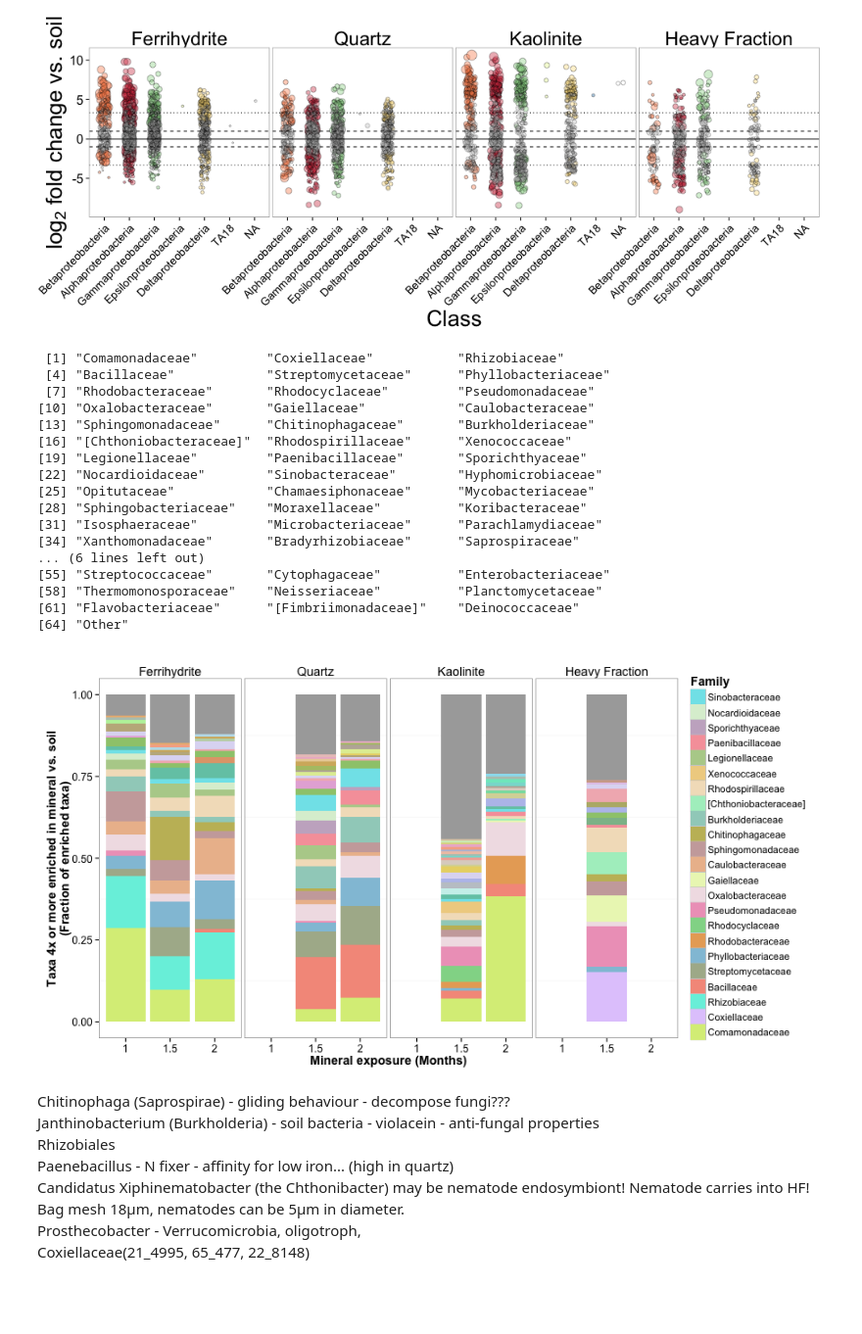
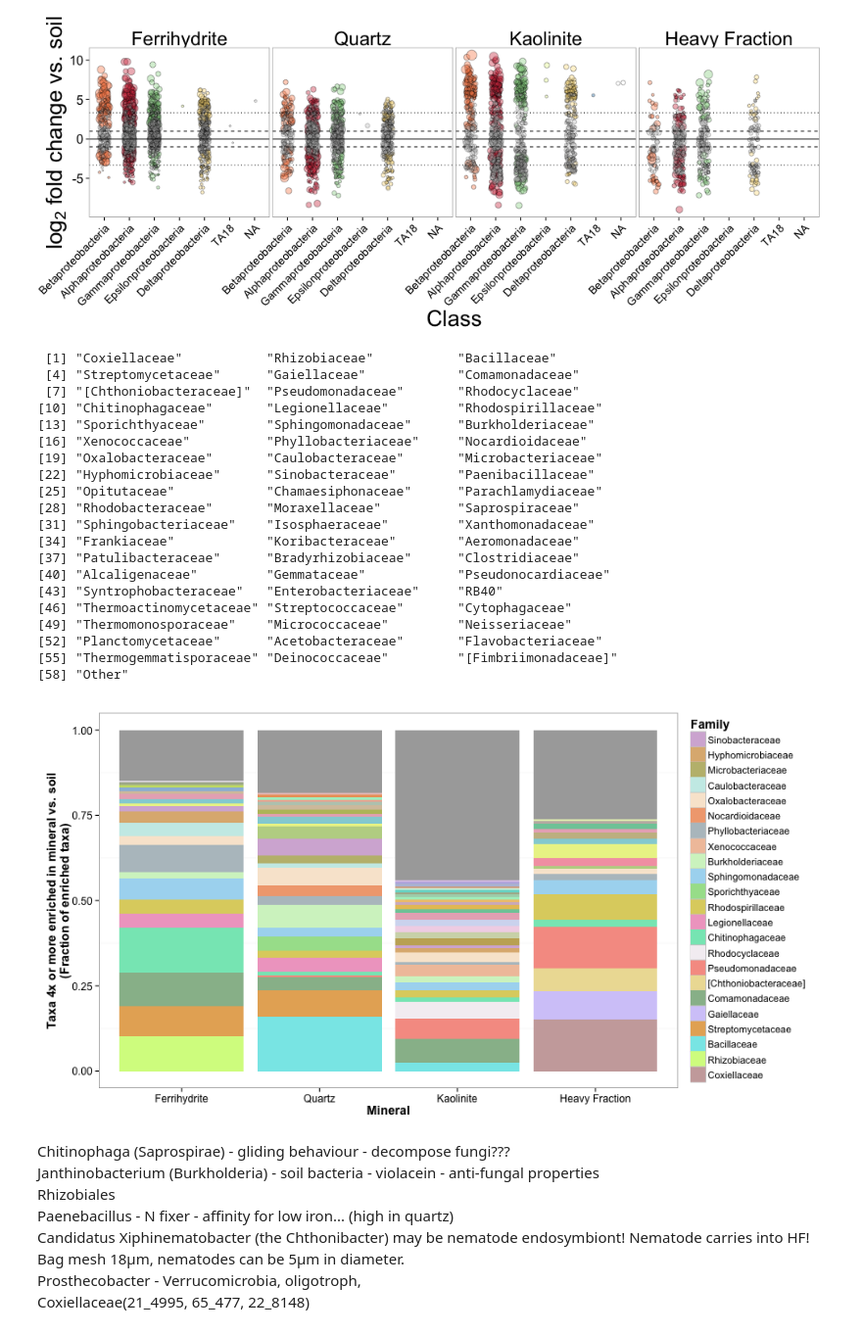
Before and after one commit to TheaWhitman/Mineral16S, a Jupyter notebook: manuscript_figures/Differential_abundance.ipynb, the cells around one changed output. Shown at 98% size. Saved outputs shown, nothing was run; the diff lists cells and outputs as text; code cells hidden in the pictures; blank space fills up the shorter version.

Commit message:
Changes after meeting with Mary and introduction of Bray distances figure in Soil Effects nb

```diff
--- a/manuscript_figures/Differential_abundance.ipynb
+++ b/manuscript_figures/Differential_abundance.ipynb
@@ -528,6 +528,7 @@ abund=0.005
 
 d.high = l2fc %>%
     dplyr::filter(l2FC>cutoff, padj<=0.1)%>%
+    dplyr::filter(Month==2.5)%>%
     dplyr::group_by(Trtmt,Month) %>%
     dplyr::mutate(relabund=baseMean/sum(baseMean))%>%
     dplyr::mutate(Tax=Family)%>%
@@ -555,59 +556,62 @@ d.high<-d.high[with(d.high, order(Tax)),]
 
 levels(d.high$Tax)
 # %% [output]
- [1] "Comamonadaceae"         "Coxiellaceae"           "Rhizobiaceae"
- [4] "Bacillaceae"            "Streptomycetaceae"      "Phyllobacteriaceae"
- [7] "Rhodobacteraceae"       "Rhodocyclaceae"         "Pseudomonadaceae"
-[10] "Oxalobacteraceae"       "Gaiellaceae"            "Caulobacteraceae"
-[13] "Sphingomonadaceae"      "Chitinophagaceae"       "Burkholderiaceae"
-[16] "[Chthoniobacteraceae]"  "Rhodospirillaceae"      "Xenococcaceae"
-[19] "Legionellaceae"         "Paenibacillaceae"       "Sporichthyaceae"
-[22] "Nocardioidaceae"        "Sinobacteraceae"        "Hyphomicrobiaceae"
-[25] "Opitutaceae"            "Chamaesiphonaceae"      "Mycobacteriaceae"
-[28] "Sphingobacteriaceae"    "Moraxellaceae"          "Koribacteraceae"
-[31] "Isosphaeraceae"         "Microbacteriaceae"      "Parachlamydiaceae"
-[34] "Xanthomonadaceae"       "Bradyrhizobiaceae"      "Saprospiraceae"
-... (6 lines left out)
-[55] "Streptococcaceae"       "Cytophagaceae"          "Enterobacteriaceae"
-[58] "Thermomonosporaceae"    "Neisseriaceae"          "Planctomycetaceae"
-[61] "Flavobacteriaceae"      "[Fimbriimonadaceae]"    "Deinococcaceae"
-[64] "Other"
+ [1] "Coxiellaceae"           "Rhizobiaceae"           "Bacillaceae"
+ [4] "Streptomycetaceae"      "Gaiellaceae"            "Comamonadaceae"
+ [7] "[Chthoniobacteraceae]"  "Pseudomonadaceae"       "Rhodocyclaceae"
+[10] "Chitinophagaceae"       "Legionellaceae"         "Rhodospirillaceae"
+[13] "Sporichthyaceae"        "Sphingomonadaceae"      "Burkholderiaceae"
+[16] "Xenococcaceae"          "Phyllobacteriaceae"     "Nocardioidaceae"
+[19] "Oxalobacteraceae"       "Caulobacteraceae"       "Microbacteriaceae"
+[22] "Hyphomicrobiaceae"      "Sinobacteraceae"        "Paenibacillaceae"
+[25] "Opitutaceae"            "Chamaesiphonaceae"      "Parachlamydiaceae"
+[28] "Rhodobacteraceae"       "Moraxellaceae"          "Saprospiraceae"
+[31] "Sphingobacteriaceae"    "Isosphaeraceae"         "Xanthomonadaceae"
+[34] "Frankiaceae"            "Koribacteraceae"        "Aeromonadaceae"
+[37] "Patulibacteraceae"      "Bradyrhizobiaceae"      "Clostridiaceae"
+[40] "Alcaligenaceae"         "Gemmataceae"            "Pseudonocardiaceae"
+[43] "Syntrophobacteraceae"   "Enterobacteriaceae"     "RB40"
+[46] "Thermoactinomycetaceae" "Streptococcaceae"       "Cytophagaceae"
+[49] "Thermomonosporaceae"    "Micrococcaceae"         "Neisseriaceae"
+[52] "Planctomycetaceae"      "Acetobacteraceae"       "Flavobacteriaceae"
+[55] "Thermogemmatisporaceae" "Deinococcaceae"         "[Fimbriimonadaceae]"
+[58] "Other"
 # %%
 %%R -w 900
 
 d.plot = d.high
 
 scheme <- iwanthue()
 colors = scheme$hex(length(unique(d.plot$Tax)), color_space = hcl_presets$pastel)
 len = length(colors)
 colors[len] = 'darkgrey'
 d.plot$Month <- as.factor(d.plot$Month)
 d.plot$MonthName = ifelse(d.plot$Month==2,"1",(ifelse(d.plot$Month==2.5, "1.5","2")))
 
-p = ggplot(d.plot, aes(x=MonthName,y=relabund,fill = Tax))
+p = ggplot(d.plot, aes(x=Trtmt,y=relabund,fill = Tax))
 
-p = p + facet_grid(~Trtmt)
+#p = p + facet_grid(~Trtmt)
 
-N=100
+N=50
 Breaks=factor(d.plot$Tax, d.plot[order(-d.plot$relabund),]$Tax)[1:N]
 
 p = p + scale_fill_manual(values = colors, breaks=Breaks)
 
 p = p + geom_bar(stat = "identity", width = 0.90)
 
 p = p + guides(fill = guide_legend(title="Family", ncol = 1, reverse=TRUE))
 
-p = p + xlab("Mineral exposure (Months)") + ylab("Taxa 4x or more enriched in mineral vs. soil\n(Fraction of enriched taxa)")
+p = p + xlab("Mineral") + ylab("Taxa 4x or more enriched in mineral vs. soil\n(Fraction of enriched taxa)")
 
 p = p + theme_bw()
 
 p = p + theme(axis.title = element_text(size=14,face="bold"))
 p = p + theme(axis.text = element_text(size=12,))
 p = p + theme(legend.text=element_text(size=11), legend.title=element_text(size=14), legend.position="right")
 p = p + theme(strip.background = element_blank(),strip.text = element_text(size=14), panel.grid.major= element_blank())
 
 p
 # %% [output]
-[figure, old version]
+[figure, new version]
 # %%
 %%R
```
Also changed, not shown: parts of 17 cells of this notebook, 12 other files.
